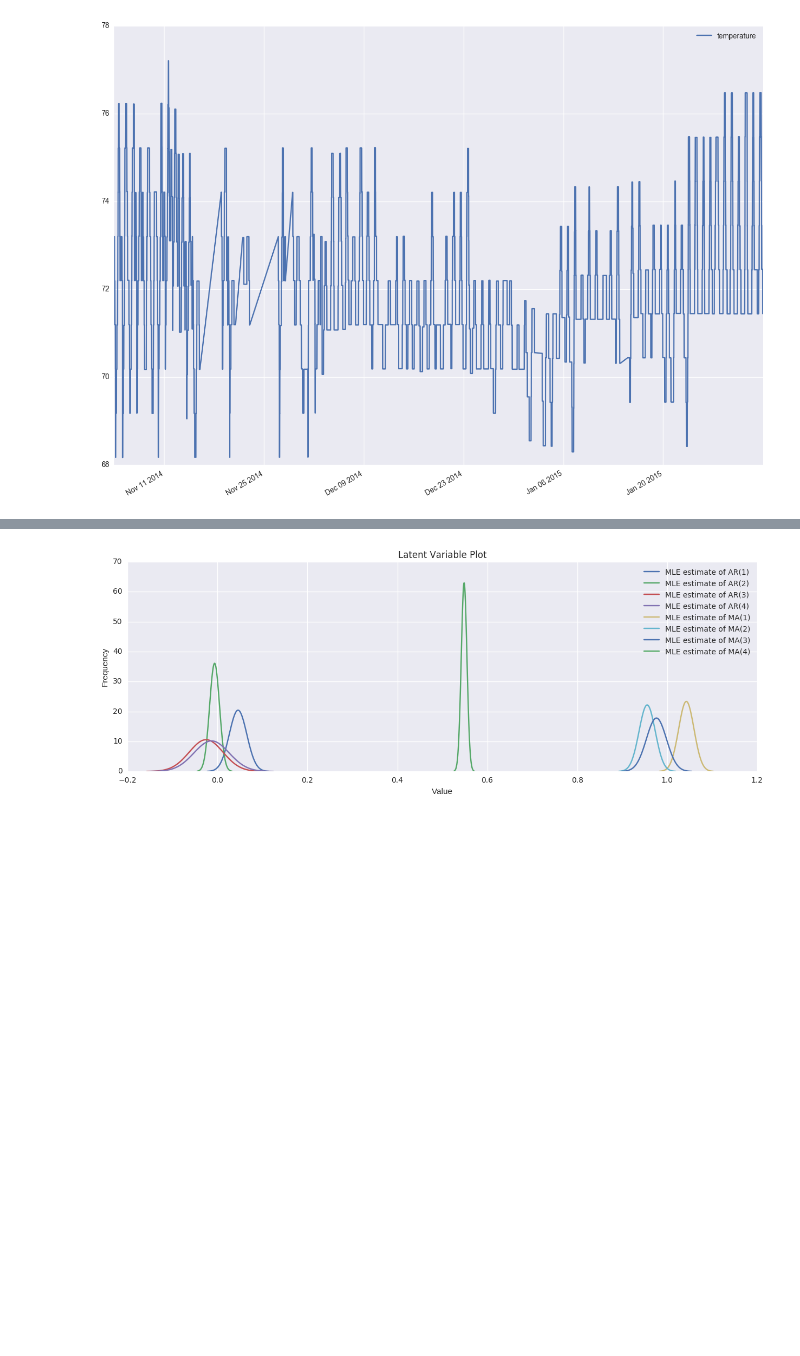
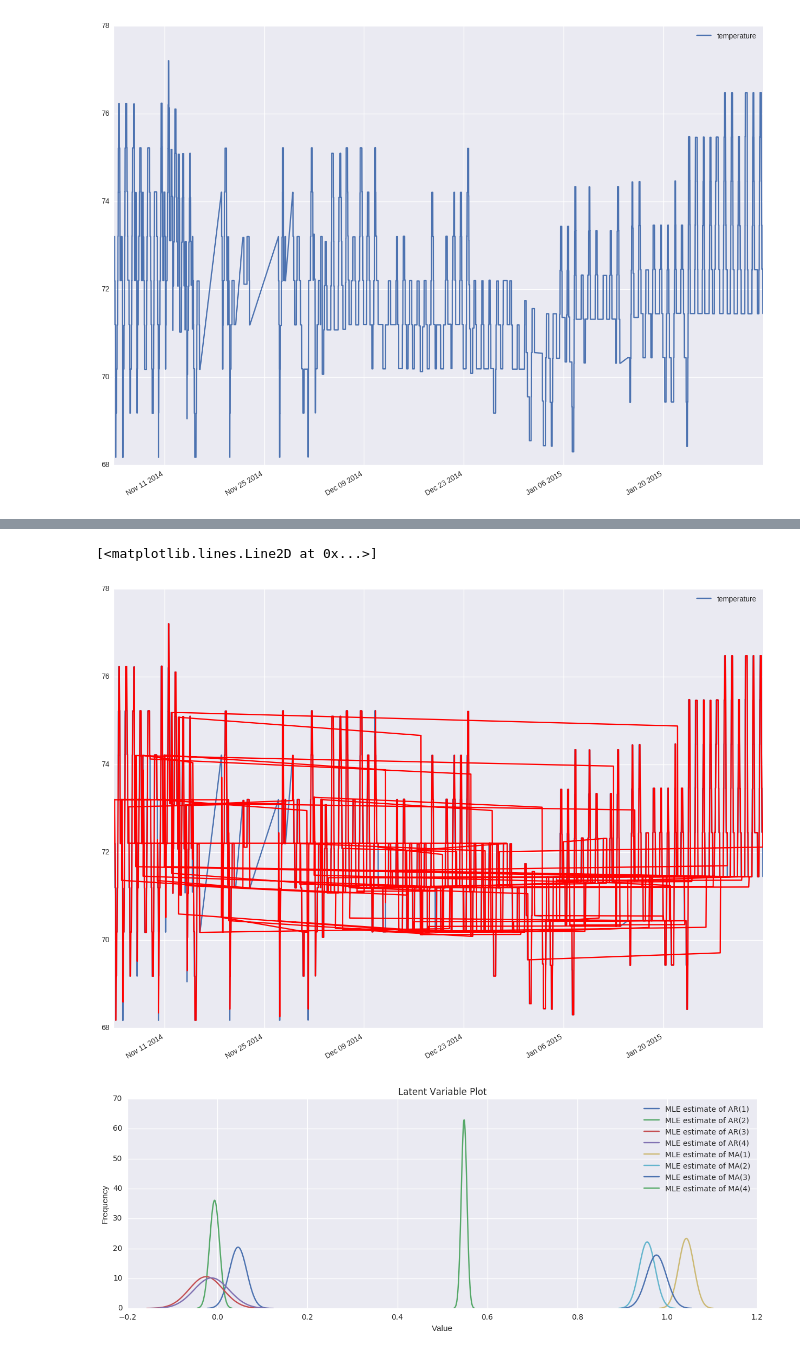
Before and after one commit to fedep3/sdl, a Jupyter notebook: ARIMA.ipynb, the cells around one changed output, grey strips where cells are left out. Saved outputs shown, nothing was run; the diff lists cells and outputs as text; code cells hidden in the pictures; blank space fills up the shorter version.

```diff
--- a/ARIMA.ipynb
+++ b/ARIMA.ipynb
@@ -39,5 +39,12 @@ MA(4)                                    0.5484     0.0063     86.5235  0.0
 Sigma                                    0.4581
 ==========================================================================================================
+# %%
+moving_avg = df.rolling(window=12,center=False).mean()
+f = df.plot(figsize=(16, 12))
+f.plot(moving_avg, color='red')
+# %% [output]
+[<matplotlib.lines.Line2D at 0x...>]
+[figure, added]
 # %%
 model.plot_z(indices=range(1,9))
 # %% [output]
```
Also changed, not shown: parts of 1 cell of this notebook, 2 other files.
